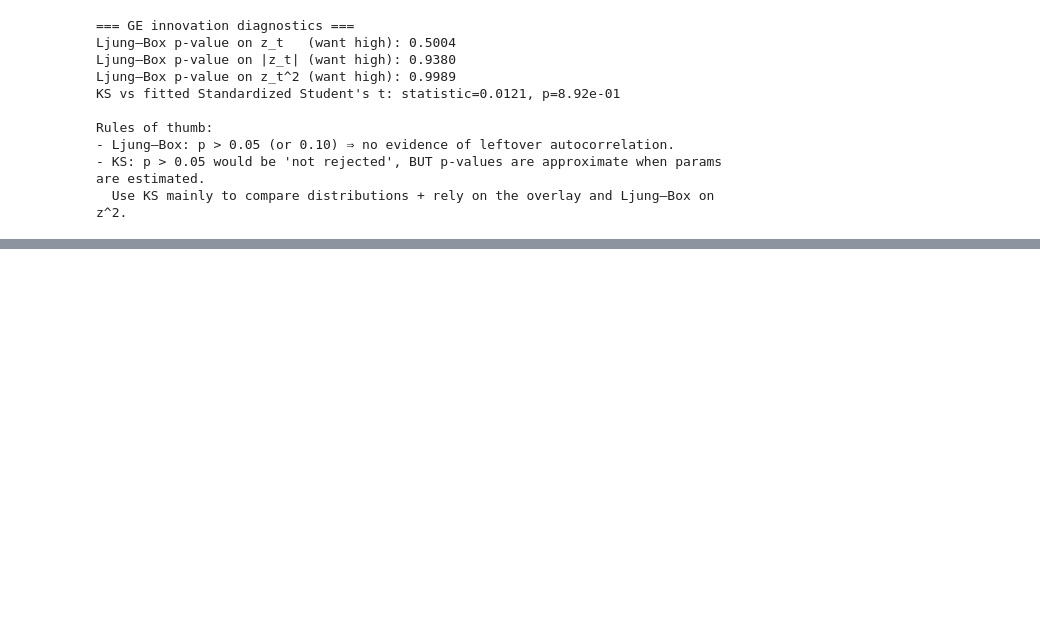
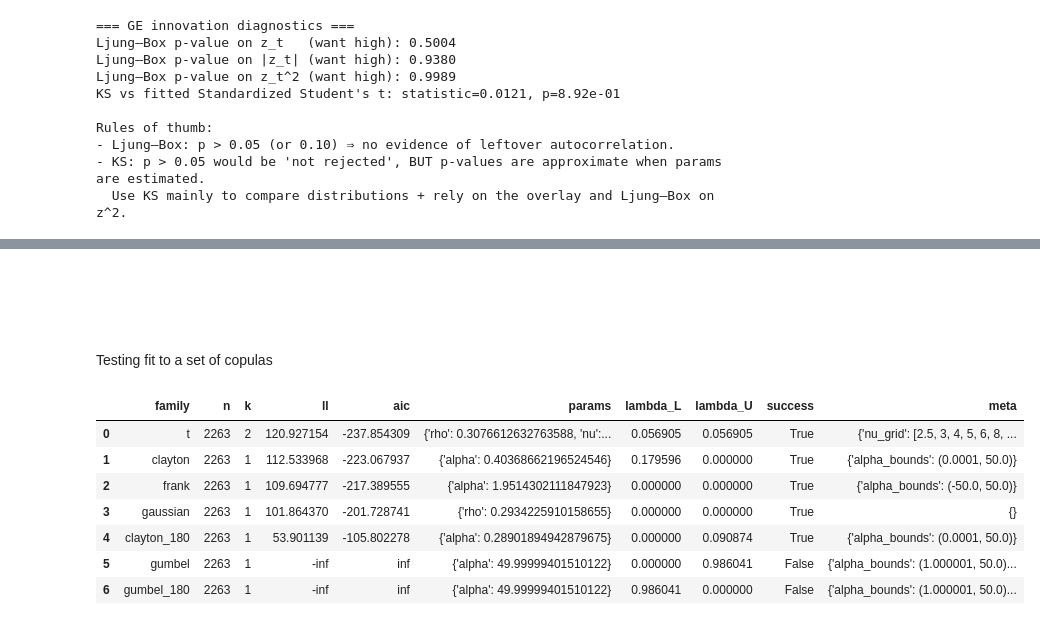
Before and after one commit to isak-drougge/applications-copula-methods-in-finance, a Jupyter notebook: notebooks/01_explore_marginal_distributions.ipynb, the cells around one changed output, grey strips where cells are left out. Saved outputs shown, nothing was run; the diff lists cells and outputs as text; code cells hidden in the pictures; blank space fills up the shorter version.

```diff
--- a/notebooks/01_explore_marginal_distributions.ipynb
+++ b/notebooks/01_explore_marginal_distributions.ipynb
@@ -732,0 +1543,17 @@ Rules of thumb:
+# %% [markdown]
+<br><br><br><br>
+Testing fit to a set of copulas
+# %%
+
+families_to_test = ["gaussian", "t", "clayton", "gumbel", "frank", "clayton_180", "gumbel_180"]
+results = fit_compare_copulas(U, "u_aapl", "u_ge", families=families_to_test)
+results
+# %% [output]
+|  | family | n | k | ll | aic | params | lambda_L | lambda_U | success | meta |
+| 0 | t | 2263 | 2 | 120.927154 | -237.854309 | {'rho': 0.3076612632763588, 'nu':... | 0.056905 | 0.056905 | True | {'nu_grid': [2.5, 3, 4, 5, 6, 8, ... |
+| 1 | clayton | 2263 | 1 | 112.533968 | -223.067937 | {'alpha': 0.40368662196524546} | 0.179596 | 0.000000 | True | {'alpha_bounds': (0.0001, 50.0)} |
+| 2 | frank | 2263 | 1 | 109.694777 | -217.389555 | {'alpha': 1.9514302111847923} | 0.000000 | 0.000000 | True | {'alpha_bounds': (-50.0, 50.0)} |
+| 3 | gaussian | 2263 | 1 | 101.864370 | -201.728741 | {'rho': 0.2934225910158655} | 0.000000 | 0.000000 | True | {} |
+| 4 | clayton_180 | 2263 | 1 | 53.901139 | -105.802278 | {'alpha': 0.28901894942879675} | 0.000000 | 0.090874 | True | {'alpha_bounds': (0.0001, 50.0)} |
+| 5 | gumbel | 2263 | 1 | -inf | inf | {'alpha': 49.99999401510122} | 0.000000 | 0.986041 | False | {'alpha_bounds': (1.000001, 50.0)... |
+| 6 | gumbel_180 | 2263 | 1 | -inf | inf | {'alpha': 49.99999401510122} | 0.986041 | 0.000000 | False | {'alpha_bounds': (1.000001, 50.0)... |
```
Also changed, not shown: parts of 22 cells of this notebook.
